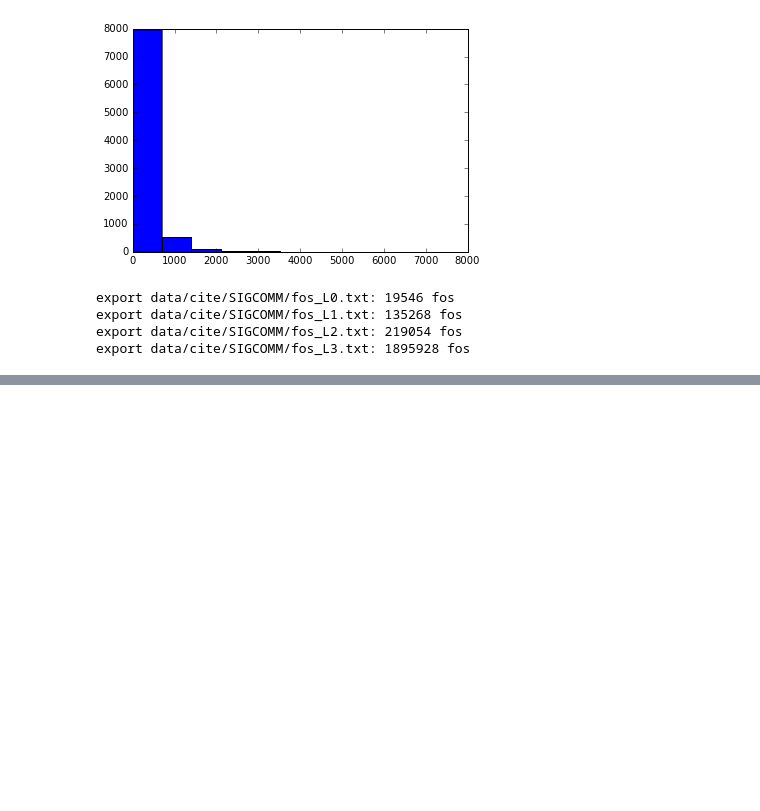
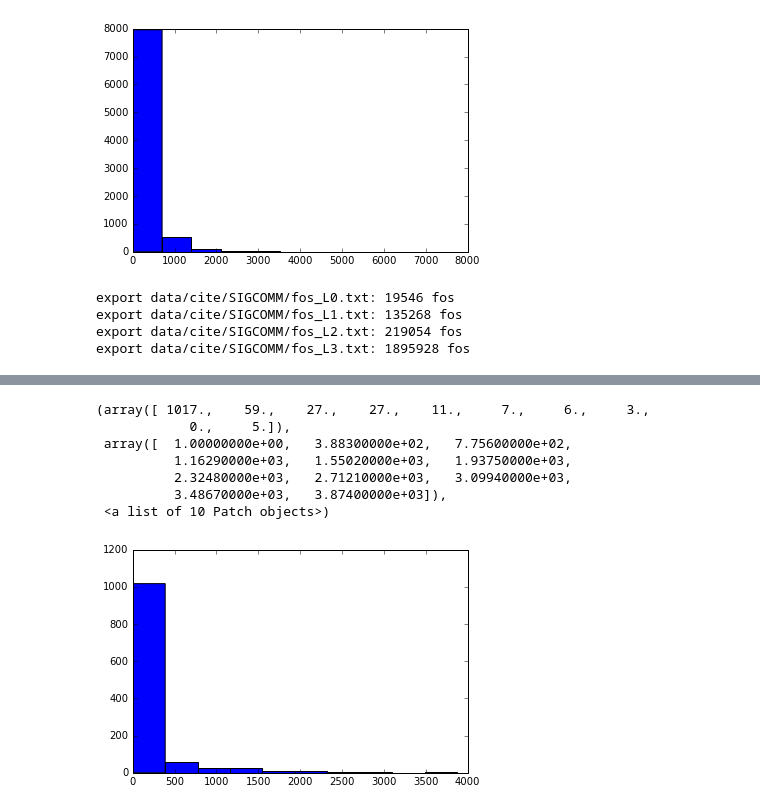
Before and after one commit to elicassion/2017Summer-Community-Detection, a Jupyter notebook: Dataset/coau_extract.ipynb, the cells around one changed output, grey strips where cells are left out. Drawn from its saved outputs; the diff is of its cells as text; code cells hidden in the pictures; blank space fills up the shorter version.

```diff
--- a/Dataset/coau_extract.ipynb
+++ b/Dataset/coau_extract.ipynb
@@ -171,0 +202,11 @@ export data/cite/SIGCOMM/fos_L3.txt: 1895928 fos
+# %%
+plt.hist(np.array(fos_au_count[2]), bins=10)
+# %% [output]
+(array([ 1017.,    59.,    27.,    27.,    11.,     7.,     6.,     3.,
+            0.,     5.]),
+ array([  1.00000000e+00,   3.88300000e+02,   7.75600000e+02,
+          1.16290000e+03,   1.55020000e+03,   1.93750000e+03,
+          2.32480000e+03,   2.71210000e+03,   3.09940000e+03,
+          3.48670000e+03,   3.87400000e+03]),
+ <a list of 10 Patch objects>)
+[figure, added]
```
Also changed, not shown: parts of 5 cells of this notebook.
